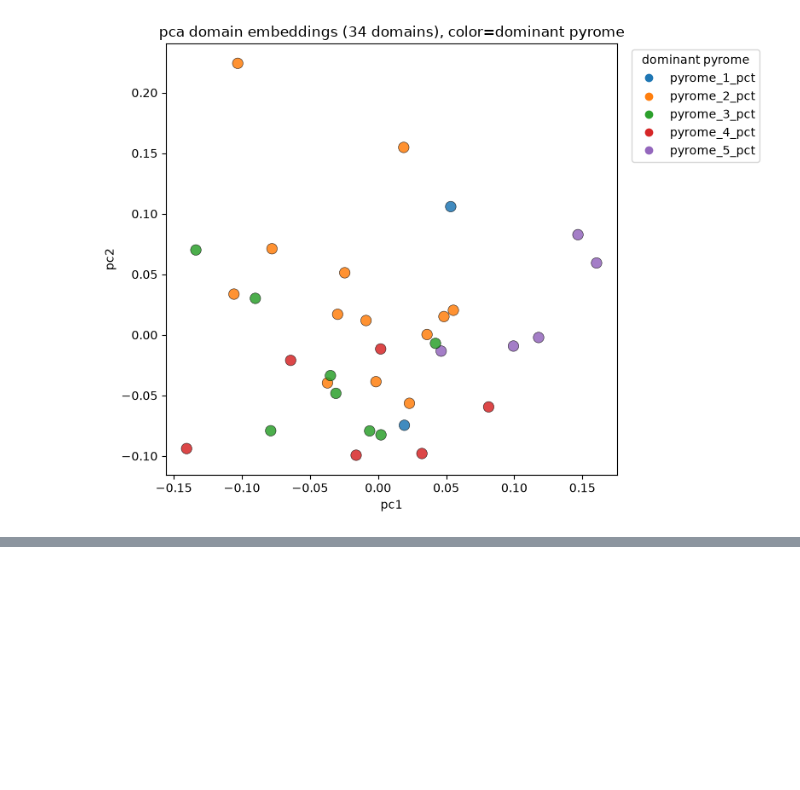
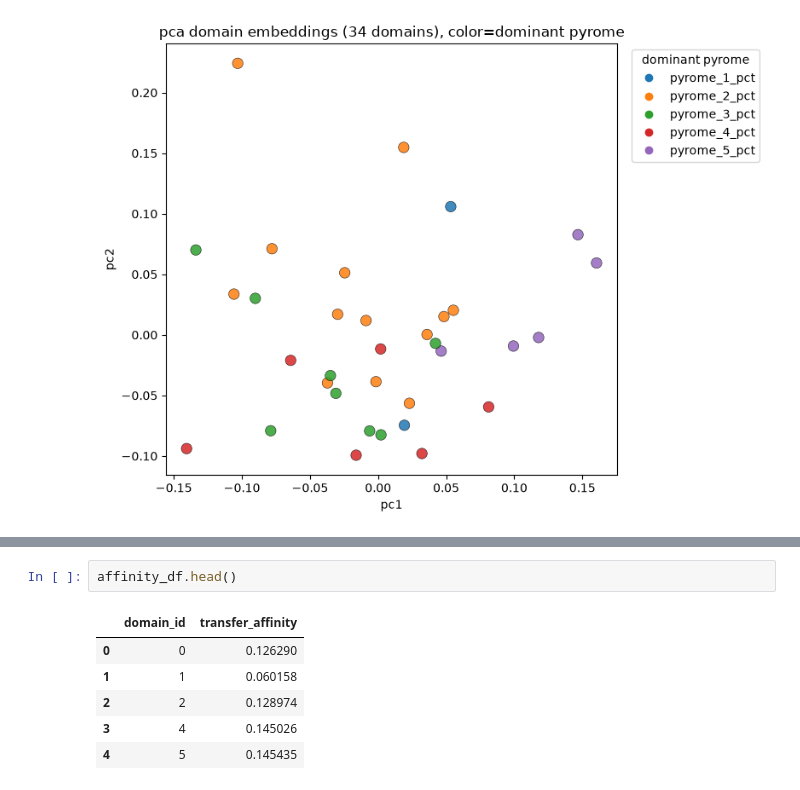
Before and after one commit to yashkher-123/transferability-through-representations, a Jupyter notebook: probing/cluster_v4.ipynb, the cells around one changed output, grey strips where cells are left out. Drawn from its saved outputs; the diff is of its cells as text; blank space fills up the shorter version.

```diff
--- a/probing/cluster_v4.ipynb
+++ b/probing/cluster_v4.ipynb
@@ -247,0 +273,9 @@ plt.show()
+# %%
+affinity_df.head()
+# %% [output]
+|  | domain_id | transfer_affinity |
+| 0 | 0 | 0.126290 |
+| 1 | 1 | 0.060158 |
+| 2 | 2 | 0.128974 |
+| 3 | 4 | 0.145026 |
+| 4 | 5 | 0.145435 |
```
Also changed, not shown: parts of 10 cells of this notebook, 2 other files.
